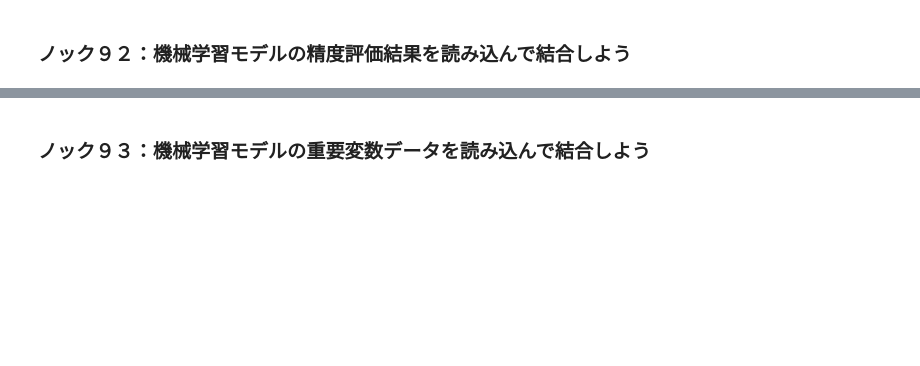
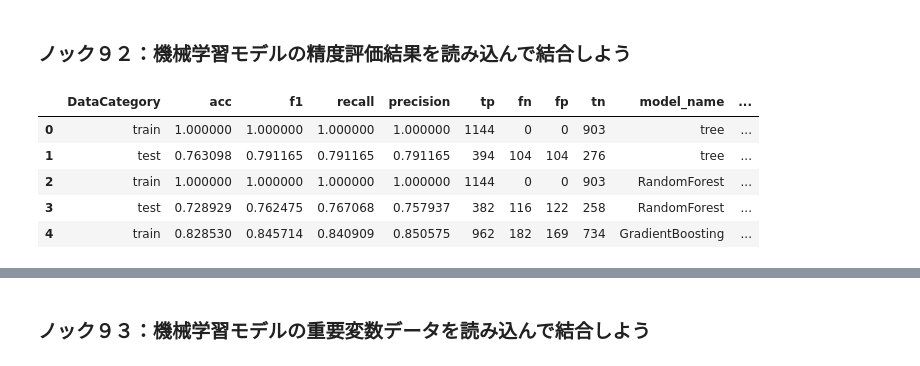
Before and after one commit to HayateSato/Pra, a Jupyter notebook: 10章_機械学習システムのダッシュボードを作成する１０本ノック.ipynb, the cells around one changed output, grey strips where cells are left out. Saved outputs shown, nothing was run; the diff lists cells and outputs as text; code cells hidden in the pictures; blank space fills up the shorter version.

Commit message:
loading data

```diff
--- a/10章_機械学習システムのダッシュボードを作成する１０本ノック.ipynb
+++ b/10章_機械学習システムのダッシュボードを作成する１０本ノック.ipynb
@@ -35,3 +35,20 @@ Successfully installed japanize-matplotlib-1.1.3
 # １０章_機械学習システムのダッシュボードを作成する１０本ノック
 # %% [markdown]
 ### ノック９１：単一データの読み込みをしよう
+# %%
+import os
+import pandas as pd
+data_dir = 'data'
+store_monthly_dir = os.path.join(data_dir, '01_store_monthly')
+ml_base_dir = os.path.join(data_dir, '02_ml_base')
+
+output_ml_result_dir = os.path.join(data_dir, '10_output_ml_result')
+output_report_dir = os.path.join(data_dir, '11_output_report')
+
+store_monthly_file = 'store_monthly_data.csv'
+ml_base_file = 'ml_base_data.csv'
+
+store_monthly_data = pd.read_csv(os.path.join(store_monthly_dir, store_monthly_file))
+ml_base_data = pd.read_csv(os.path.join(ml_base_dir, ml_base_file))
+display(store_monthly_data.head(3))
+display(ml_base_data.head(3))
@@ -38,2 +66,21 @@ Successfully installed japanize-matplotlib-1.1.3
 # %% [markdown]
 ### ノック９２：機械学習モデルの精度評価結果を読み込んで結合しよう
+# %%
+ml_results_dirs = os.listdir(output_ml_result_dir)
+score_all = []
+for ml_results_dir in ml_results_dirs:
+    score_file_path = os.path.join(output_ml_result_dir,ml_results_dir, 'score.csv')
+    score_monthly = pd.read_csv(score_file_path)
+    score_monthly['dirs'] = ml_results_dir
+    score_all.append(score_monthly)
+score_all = pd.concat(score_all,ignore_index=True)
+score_all.head()
+score_all.loc[:, "year_month"] = score_all.loc[:, "dirs"].str.split("_", expand=True)[1]
+score_all.head()
+# %% [output]
+|  | DataCategory | acc | f1 | recall | precision | tp | fn | fp | tn | model_name | ... |
+| 0 | train | 1.000000 | 1.000000 | 1.000000 | 1.000000 | 1144 | 0 | 0 | 903 | tree | ... |
+| 1 | test | 0.763098 | 0.791165 | 0.791165 | 0.791165 | 394 | 104 | 104 | 276 | tree | ... |
+| 2 | train | 1.000000 | 1.000000 | 1.000000 | 1.000000 | 1144 | 0 | 0 | 903 | RandomForest | ... |
+| 3 | test | 0.728929 | 0.762475 | 0.767068 | 0.757937 | 382 | 116 | 122 | 258 | RandomForest | ... |
+| 4 | train | 0.828530 | 0.845714 | 0.840909 | 0.850575 | 962 | 182 | 169 | 734 | GradientBoosting | ... |
```
Also changed, not shown: parts of 5 cells of this notebook.
